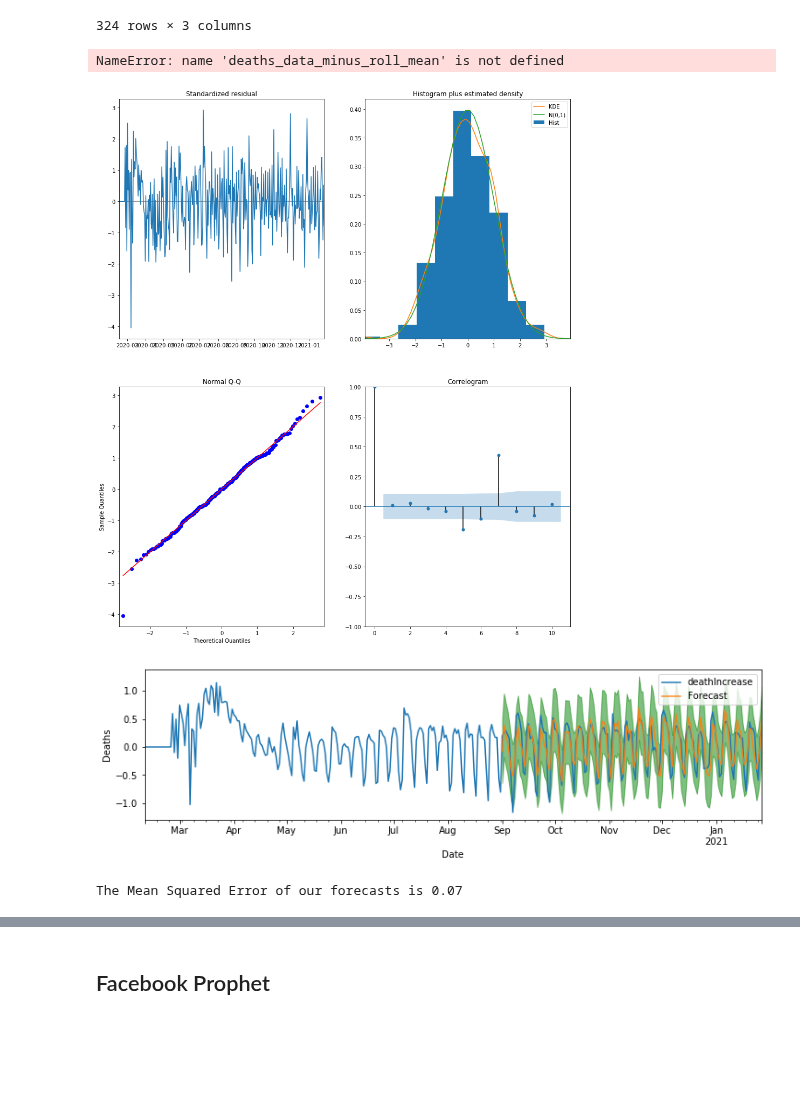
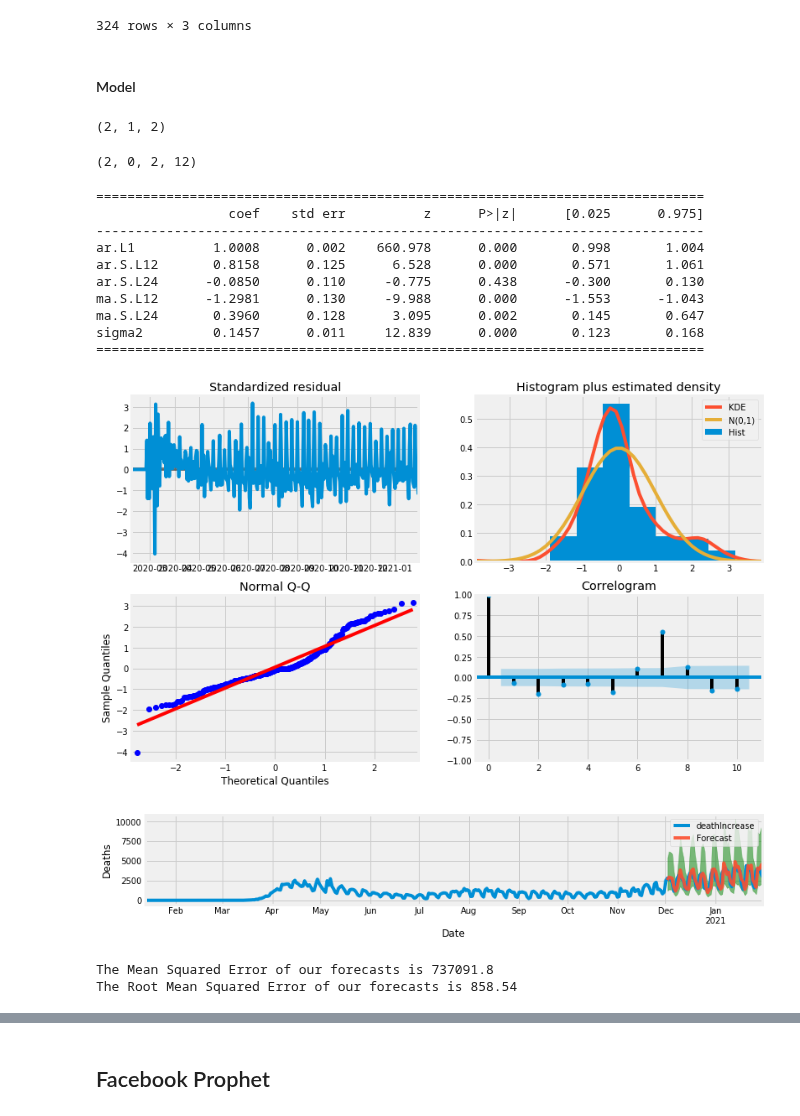
Before and after one commit to ghcn345/Coronavirus-Prediction, a Jupyter notebook: project_coronavirus.ipynb, the cells around one changed output, grey strips where cells are left out. Saved outputs shown, nothing was run; the diff lists cells and outputs as text; code cells hidden in the pictures; blank space fills up the shorter version.

Commit message:
Updated SARIMAX

```diff
--- a/project_coronavirus.ipynb
+++ b/project_coronavirus.ipynb
@@ -362,0 +42,23 @@ pdqs = [(x[0], x[1], x[2], 12) for x in list(itertools.product(p, d, q))]
+# %%
+url = 'https://api.covidtracking.com/v1/us/daily.json'
+response = requests.get(url)
+d = response.json()
+df = pd.DataFrame(d)
+df['date'] = pd.to_datetime(df.date, format='%Y%m%d')
+df.set_index('date', inplace=True)
+df = df[::-1] #<--- reverse chronology
+# df.index = pd.DatetimeIndex(df.index.values, freq=df.index.inferred_freq) #<--- set freq.
+# %%
+# construct seperate dataframes per target variable
+deaths = pd.DataFrame(df.deathIncrease, index=df.index)
+
+# drop nan values from the start of each target dataframe
+deaths.dropna(inplace=True)
+
+# add one to all values of zero for log transforms
+deaths['deathIncrease'] = np.where(deaths.deathIncrease == 0, 1, deaths.deathIncrease)
+
+# plot target variables
+plt.figure(figsize=(12,2))
+plt.plot(deaths)
+plt.show()
@@ -378,9 +313,18 @@ ans_df
 | 322 | (2, 1, 2) | (2, 1, 1, 12) | 222.797352 |
 | 323 | (2, 1, 2) | (2, 1, 2, 12) | 223.241140 |
 324 rows × 3 columns
+# %% [markdown]
+#### Model
+# %%
+ans_df.loc[ans_df['aic'].idxmin()][0]
+# %% [output]
+(2, 1, 2)
+# %%
+ans_df.loc[ans_df['aic'].idxmin()][1]
+# %% [output]
+(2, 0, 2, 12)
 # %%
-ARIMA_MODEL = SARIMAX(deaths_data_minus_roll_mean,
-                      order=ans_df.loc[ans_df['aic'].idxmin()][0],
+ARIMA_MODEL = SARIMAX(np.log(deaths),
                       seasonal_order=ans_df.loc[ans_df['aic'].idxmin()][1],
                       enforce_stationarity=False,
                       enforce_invertibility=False)
@@ -390,11 +334,20 @@ output = ARIMA_MODEL.fit()
 
 print(output.summary().tables[1])
 # %% [output]
-NameError: name 'deaths_data_minus_roll_mean' is not defined
+==============================================================================
+                 coef    std err          z      P>|z|      [0.025      0.975]
+------------------------------------------------------------------------------
+ar.L1          1.0008      0.002    660.978      0.000       0.998       1.004
+ar.S.L12       0.8158      0.125      6.528      0.000       0.571       1.061
+ar.S.L24      -0.0850      0.110     -0.775      0.438      -0.300       0.130
+ma.S.L12      -1.2981      0.130     -9.988      0.000      -1.553      -1.043
+ma.S.L24       0.3960      0.128      3.095      0.002       0.145       0.647
+sigma2         0.1457      0.011     12.839      0.000       0.123       0.168
+==============================================================================
 # %%
 # Call plot_diagnostics() on the results calculated above
-output.plot_diagnostics(figsize=(15, 18))
+output.plot_diagnostics(figsize=(12, 8))
 plt.show()
 # %% [output]
-[figure, old version]
+[figure, new version]
 # %%
@@ -404,18 +357,18 @@ pred_conf = pred.conf_int()
 # %%
 # Plot real vs predicted values along with confidence interval
 
-plt.rcParams['figure.figsize'] = 12, 3
+plt.rcParams['figure.figsize'] = 12, 2
 
 # Plot observed values
-ax = deaths_data_minus_roll_mean['2020-02-10':].plot(label='observed')
+ax = deaths.plot(label='observed')
 
 # Plot predicted values
-pred.predicted_mean.plot(ax=ax, label='Forecast', alpha=0.9)
+np.exp(pred.predicted_mean).plot(ax=ax, label='Forecast', alpha=0.9)
 
 # Plot the range for confidence intervals
 ax.fill_between(pred_conf.index,
-                pred_conf.iloc[:, 0],
-                pred_conf.iloc[:, 1], color='g', alpha=0.5)
+                np.exp(pred_conf).iloc[:, 0],
+                np.exp(pred_conf).iloc[:, 1], color='g', alpha=0.5)
 
 # Set axes labels
 ax.set_xlabel('Date')
@@ -424,16 +377,19 @@ plt.legend()
 
 plt.show()
 # %% [output]
-[figure, old version]
+[figure, new version]
 # %%
 # Get the real and predicted values
-deaths_forecasted = pred.predicted_mean
-deaths_truth = deaths_data_minus_roll_mean['2020-09-01':]
+deaths_forecasted = np.exp(pred.predicted_mean)
+deaths_truth = deaths[-60:]
 
 # Compute the mean square error
 mse = ((deaths_forecasted - deaths_truth.deathIncrease) ** 2).mean()
+rmse = np.sqrt(mse)
 print('The Mean Squared Error of our forecasts is {}'.format(round(mse, 2)))
+print('The Root Mean Squared Error of our forecasts is {}'.format(round(rmse, 2)))
 # %% [output]
-The Mean Squared Error of our forecasts is 0.07
+The Mean Squared Error of our forecasts is 737091.8
+The Root Mean Squared Error of our forecasts is 858.54
 # %%
 # Get dynamic predictions with confidence intervals as above
```
Also changed, not shown: parts of 84 cells of this notebook.
